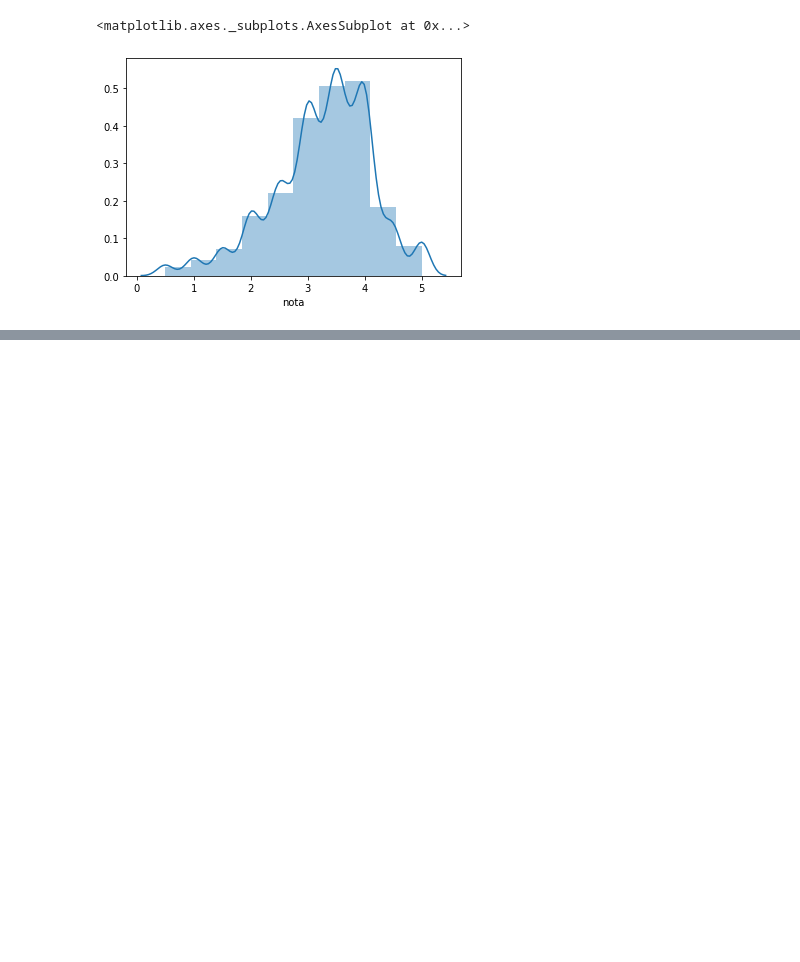
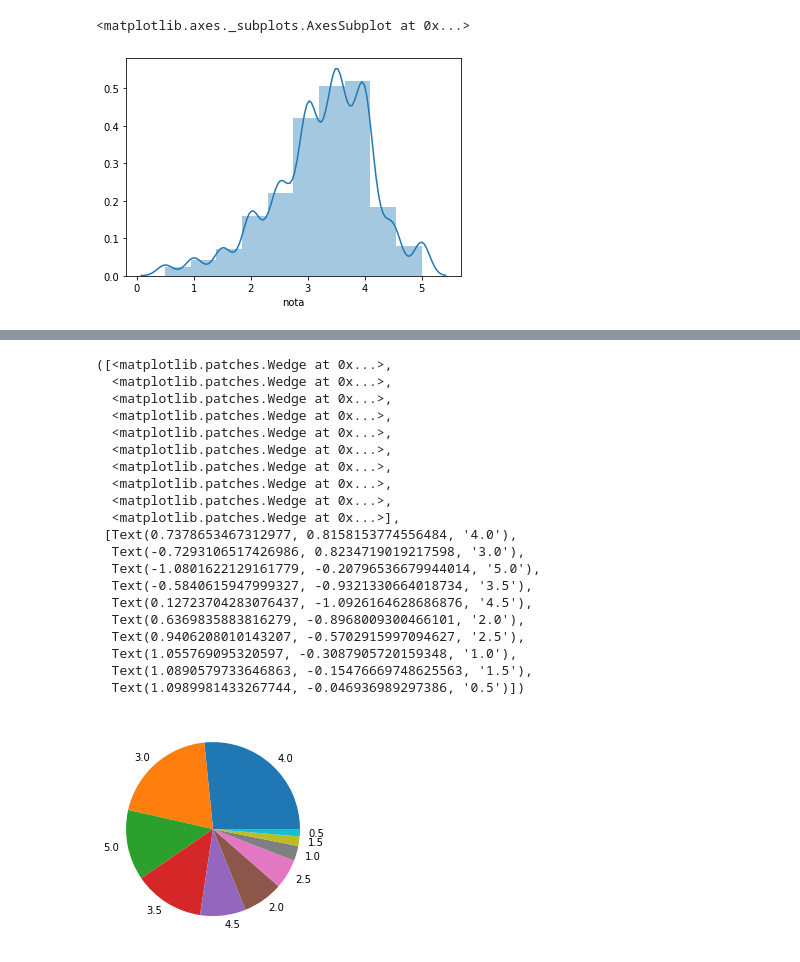
Before and after one commit to phelipecomph/ALURA-Data-Science-Primeiros-Passos, a Jupyter notebook: Starting_Data_Science.ipynb, the cells around one changed output, grey strips where cells are left out. Cells and saved outputs as stored; diff of their text form; code cells hidden in the pictures; blank space fills up the shorter version.

Commit message:
Aulas finais
Mais sobre visualização e exploração de dados

```diff
--- a/Starting_Data_Science.ipynb
+++ b/Starting_Data_Science.ipynb
@@ -129,3 +129,8 @@ sns.distplot(media_por_filme, bins=10)
 # %% [output]
 <matplotlib.axes._subplots.AxesSubplot at 0x...>
 [figure]
+# %%
+notas.head()
+cadaNota = pd.DataFrame(notas["nota"].value_counts()).reset_index()
+cadaNota.columns = ["nota","total"]
+cadaNota
@@ -131,0 +149,24 @@ sns.distplot(media_por_filme, bins=10)
+# %%
+plt.pie(cadaNota["total"], labels = cadaNota["nota"])
+# %% [output]
+([<matplotlib.patches.Wedge at 0x...>,
+  <matplotlib.patches.Wedge at 0x...>,
+  <matplotlib.patches.Wedge at 0x...>,
+  <matplotlib.patches.Wedge at 0x...>,
+  <matplotlib.patches.Wedge at 0x...>,
+  <matplotlib.patches.Wedge at 0x...>,
+  <matplotlib.patches.Wedge at 0x...>,
+  <matplotlib.patches.Wedge at 0x...>,
+  <matplotlib.patches.Wedge at 0x...>,
+  <matplotlib.patches.Wedge at 0x...>],
+ [Text(0.7378653467312977, 0.8158153774556484, '4.0'),
+  Text(-0.7293106517426986, 0.8234719019217598, '3.0'),
+  Text(-1.0801622129161779, -0.20796536679944014, '5.0'),
+  Text(-0.5840615947999327, -0.9321330664018734, '3.5'),
+  Text(0.12723704283076437, -1.0926164628686876, '4.5'),
+  Text(0.6369835883816279, -0.8968009300466101, '2.0'),
+  Text(0.9406208010143207, -0.5702915997094627, '2.5'),
+  Text(1.055769095320597, -0.3087905720159348, '1.0'),
+  Text(1.0890579733646863, -0.15476669748625563, '1.5'),
+  Text(1.0989981433267744, -0.046936989297386, '0.5')])
+[figure, added]
```
Also changed, not shown: parts of 3 cells of this notebook.
